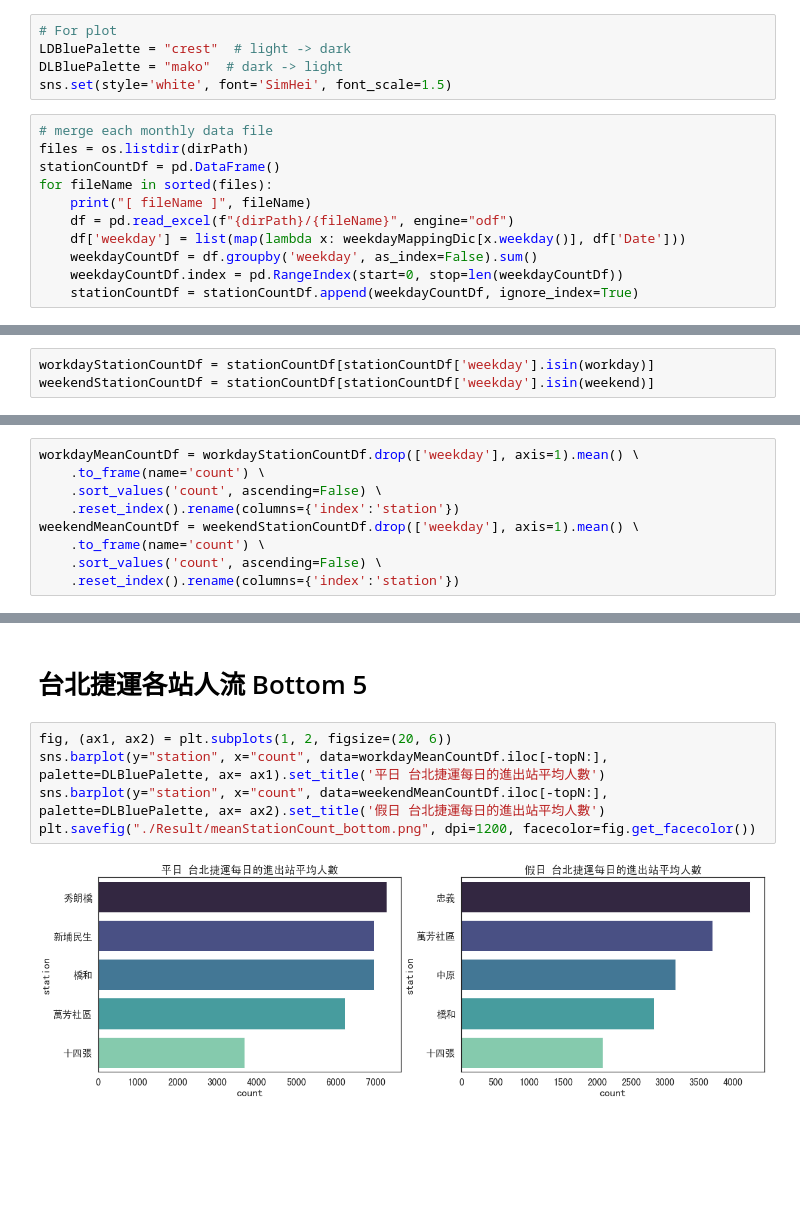
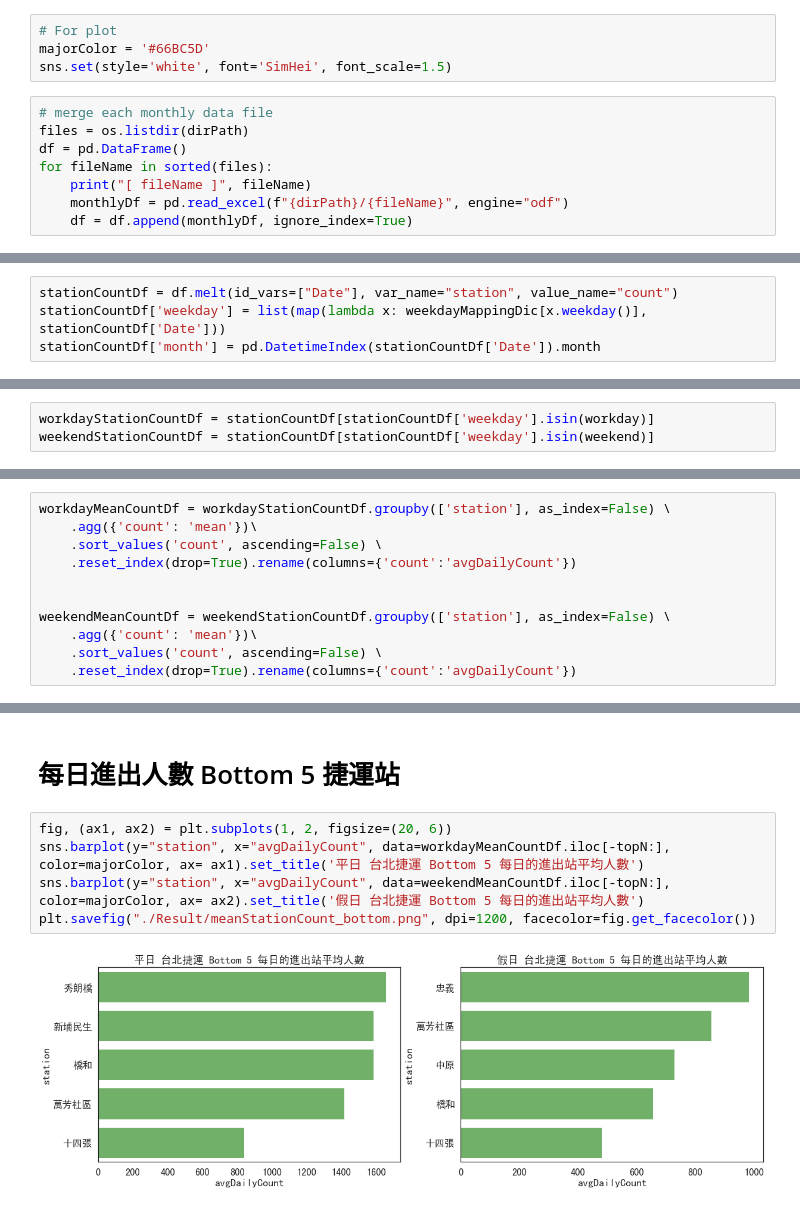
Before and after one commit to Jasmine-fe/TaipeiMRT, a Jupyter notebook: main.ipynb, the cells around one changed output, grey strips where cells are left out. Drawn from its saved outputs; the diff is of its cells as text; blank space fills up the shorter version.

Commit message:
[ TaipeiMRT ] fine tune indicators and chart color

```diff
--- a/main.ipynb
+++ b/main.ipynb
@@ -32,19 +31,15 @@ majorColor = '#1A659E'
 # %%
 # For plot
-LDBluePalette = "crest"  # light -> dark
-DLBluePalette = "mako"  # dark -> light
+majorColor = '#66BC5D'
 sns.set(style='white', font='SimHei', font_scale=1.5)
 # %%
 # merge each monthly data file
 files = os.listdir(dirPath)
-stationCountDf = pd.DataFrame()
+df = pd.DataFrame()
 for fileName in sorted(files):
     print("[ fileName ]", fileName)
-    df = pd.read_excel(f"{dirPath}/{fileName}", engine="odf")
-    df['weekday'] = list(map(lambda x: weekdayMappingDic[x.weekday()], df['Date']))
-    weekdayCountDf = df.groupby('weekday', as_index=False).sum()
-    weekdayCountDf.index = pd.RangeIndex(start=0, stop=len(weekdayCountDf))
-    stationCountDf = stationCountDf.append(weekdayCountDf, ignore_index=True)
+    monthlyDf = pd.read_excel(f"{dirPath}/{fileName}", engine="odf")
+    df = df.append(monthlyDf, ignore_index=True)
 # %% [output]
 [ fileName ] 202103.ods
 [ fileName ] 202104.ods
@@ -96,0 +60,4 @@ df
+# %%
+stationCountDf = df.melt(id_vars=["Date"], var_name="station", value_name="count")
+stationCountDf['weekday'] = list(map(lambda x: weekdayMappingDic[x.weekday()], stationCountDf['Date']))
+stationCountDf['month'] = pd.DatetimeIndex(stationCountDf['Date']).month
@@ -100,9 +78,11 @@ weekendStationCountDf = stationCountDf[stationCountDf['weekday'].isin(weekend)]
 # %%
-workdayMeanCountDf = workdayStationCountDf.drop(['weekday'], axis=1).mean() \
-    .to_frame(name='count') \
+workdayMeanCountDf = workdayStationCountDf.groupby(['station'], as_index=False) \
+    .agg({'count': 'mean'})\
     .sort_values('count', ascending=False) \
-    .reset_index().rename(columns={'index':'station'})
-weekendMeanCountDf = weekendStationCountDf.drop(['weekday'], axis=1).mean() \
-    .to_frame(name='count') \
+    .reset_index(drop=True).rename(columns={'count':'avgDailyCount'})
+
+
+weekendMeanCountDf = weekendStationCountDf.groupby(['station'], as_index=False) \
+    .agg({'count': 'mean'})\
     .sort_values('count', ascending=False) \
-    .reset_index().rename(columns={'index':'station'})
+    .reset_index(drop=True).rename(columns={'count':'avgDailyCount'})
@@ -134,9 +110,9 @@ plt.savefig("./Result/meanStationCount.png", dpi=1200, facecolor=fig.get_facecol
 # %% [markdown]
-# 台北捷運各站人流 Bottom 5
+# 每日進出人數 Bottom 5 捷運站
 # %%
 fig, (ax1, ax2) = plt.subplots(1, 2, figsize=(20, 6))
-sns.barplot(y="station", x="count", data=workdayMeanCountDf.iloc[-topN:], palette=DLBluePalette, ax= ax1).set_title('平日 台北捷運每日的進出站平均人數')
-sns.barplot(y="station", x="count", data=weekendMeanCountDf.iloc[-topN:], palette=DLBluePalette, ax= ax2).set_title('假日 台北捷運每日的進出站平均人數')
+sns.barplot(y="station", x="avgDailyCount", data=workdayMeanCountDf.iloc[-topN:], color=majorColor, ax= ax1).set_title('平日 台北捷運 Bottom 5 每日的進出站平均人數')
+sns.barplot(y="station", x="avgDailyCount", data=weekendMeanCountDf.iloc[-topN:], color=majorColor, ax= ax2).set_title('假日 台北捷運 Bottom 5 每日的進出站平均人數')
 plt.savefig("./Result/meanStationCount_bottom.png", dpi=1200, facecolor=fig.get_facecolor())
 # %% [output]
-[figure, old version]
+[figure, new version]
```
Also changed, not shown: parts of 32 cells of this notebook, 7 other files.
